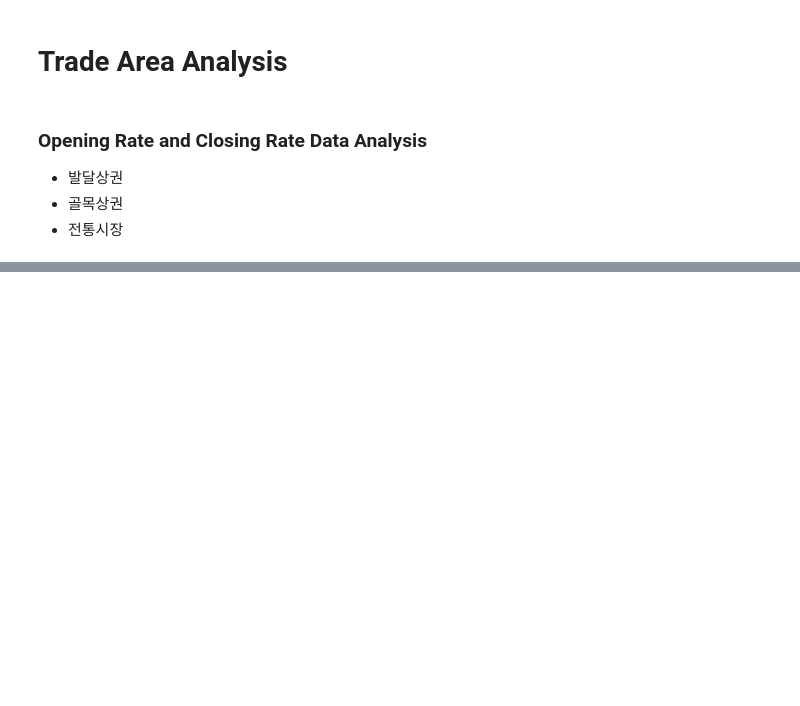
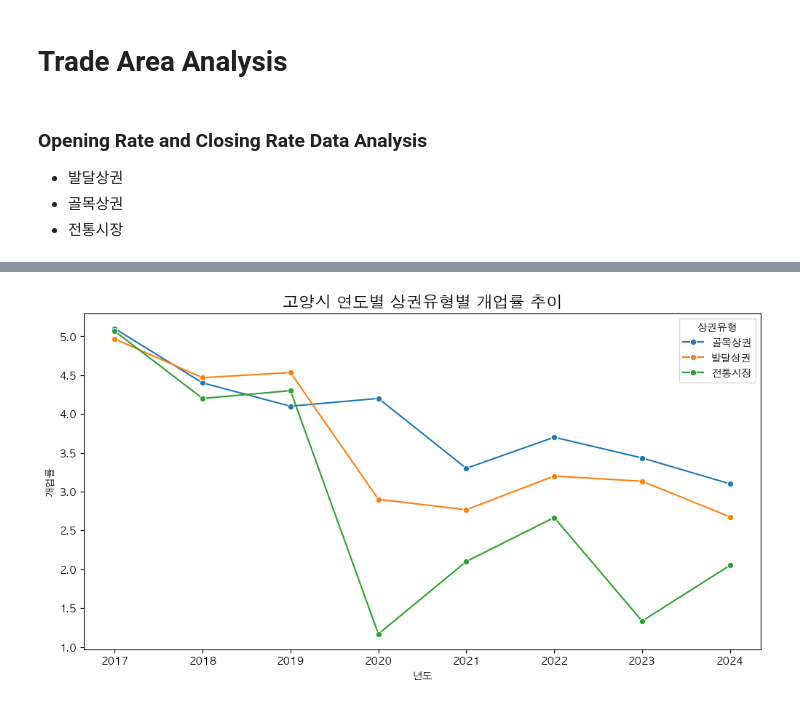
Before and after one commit to gisyun/Goyang_TradeAreaAnalysis, a Jupyter notebook: OCRateAnalysis.ipynb, the cells around one changed output, grey strips where cells are left out. Cells and saved outputs as stored; diff of their text form; code cells hidden in the pictures; blank space fills up the shorter version.

```diff
--- a/OCRateAnalysis.ipynb
+++ b/OCRateAnalysis.ipynb
@@ -333,0 +175,15 @@ plt.show()
+# %%
+# filter 개업률 columns only
+opening_rate_columns = [col for col in combined_ocr.columns if "개업률" in col]
+filtered_opening_rate_data = combined_ocr[["행정구역", "시군구코드", "상권유형"] + opening_rate_columns]
+
+# transverse the columns and rows for better readability
+filtered_opening_rate_data = filtered_opening_rate_data.melt(id_vars=["행정구역", "시군구코드", "상권유형"], var_name="연도_분기", value_name="개업률")
+# make year and quarter columns using the '연도_분기' column
+filtered_opening_rate_data[['연도', '분기']] = filtered_opening_rate_data['연도_분기'].str.extract(r'(\d{4})년(\d+분기)')
+del filtered_opening_rate_data['연도_분기']
+# average opening rates by year and market area type
+filtered_opening_rate_data = filtered_opening_rate_data.groupby(['연도', '상권유형']).agg({'개업률': 'mean'}).reset_index()
+# drop values for year 2025 since it only contains data for 2분기
+filtered_opening_rate_data = filtered_opening_rate_data[filtered_opening_rate_data['연도'] != '2025']
+filtered_opening_rate_data
@@ -333,0 +208,11 @@ plt.show()
+# %%
+# plot opening rates over the years for each market area type
+plt.figure(figsize=(12, 6))
+sns.lineplot(data=filtered_opening_rate_data, x='연도', y='개업률', hue='상권유형', marker='o')
+plt.title('고양시 연도별 상권유형별 개업률 추이', fontsize=16)
+plt.xlabel('년도')
+plt.ylabel('개업률')
+plt.legend(title='상권유형')
+plt.show()
+# %% [output]
+[figure, added]
```
Also changed, not shown: parts of 18 cells of this notebook.
